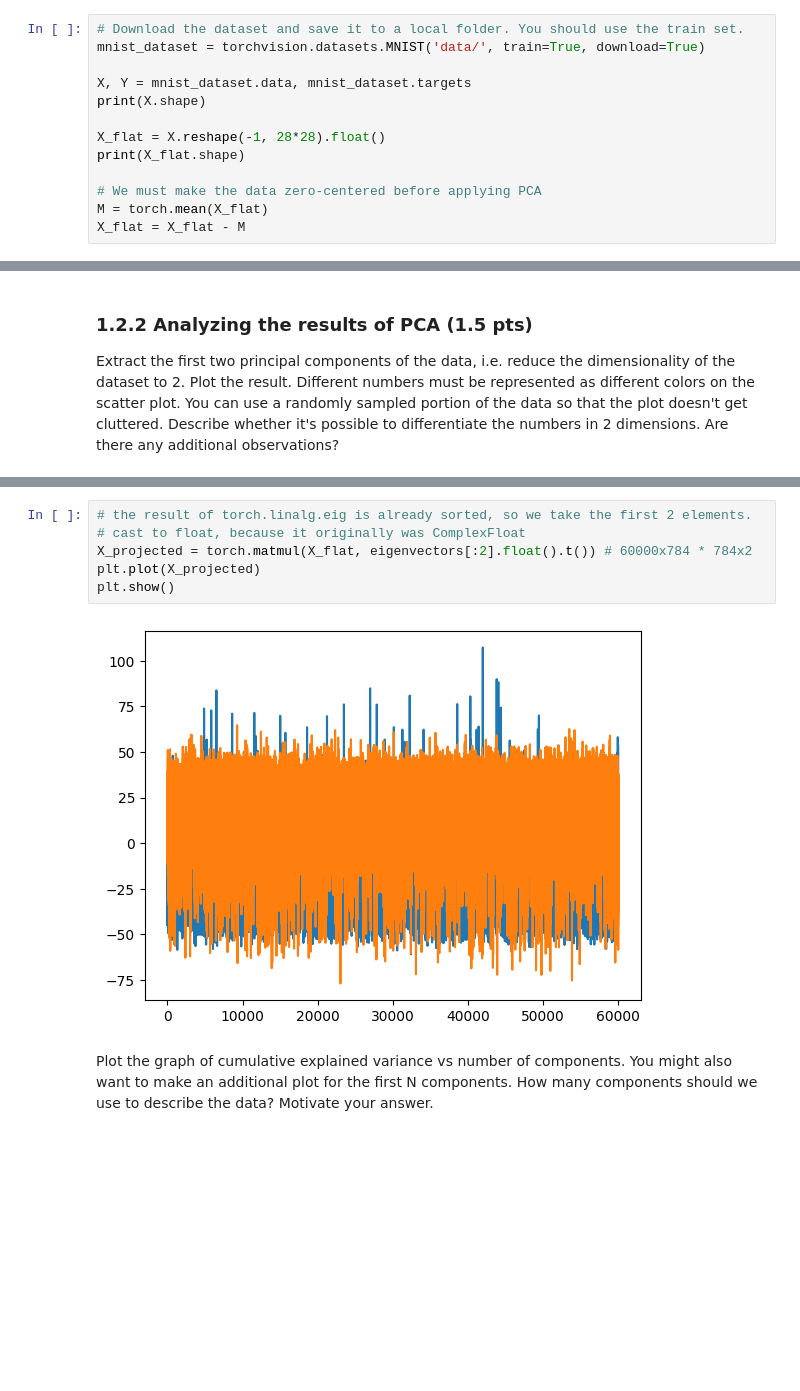
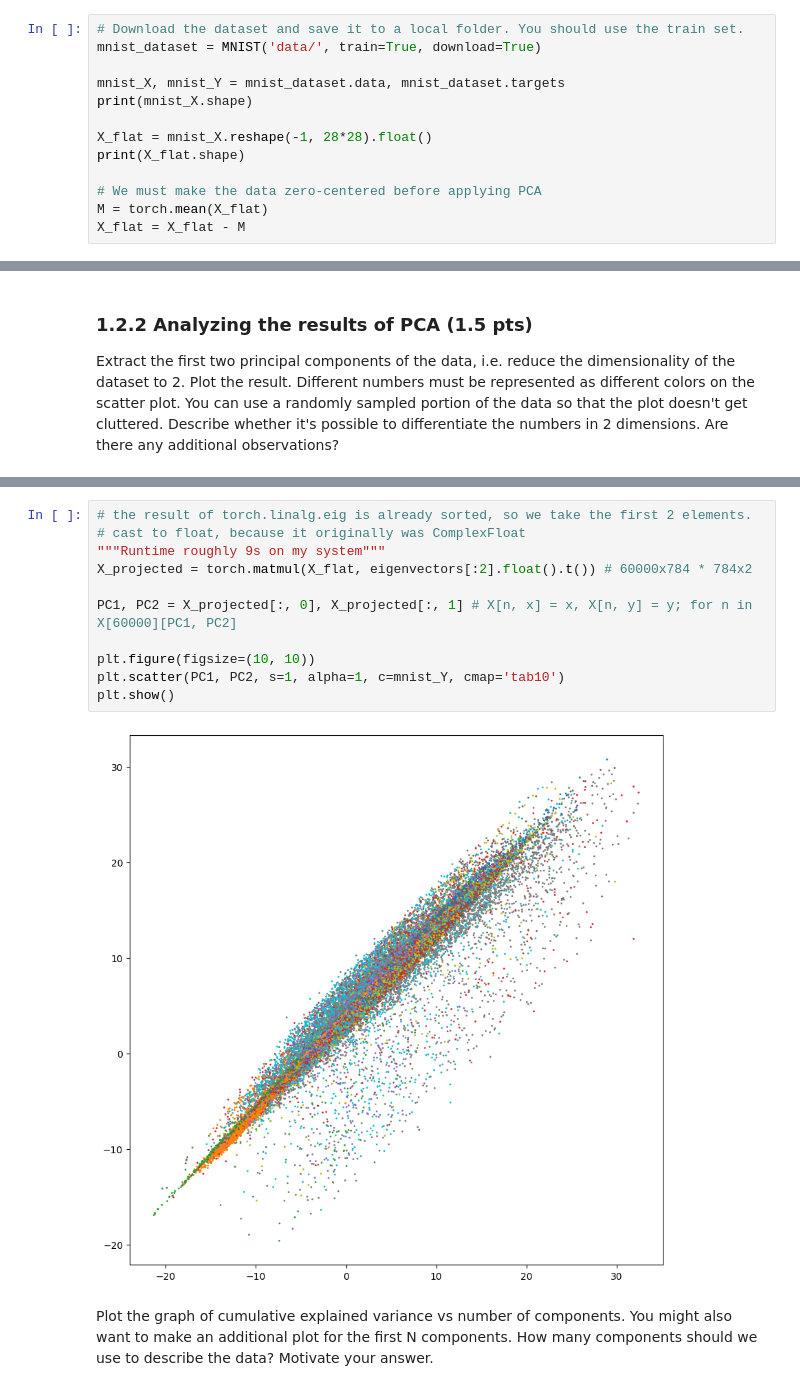
Before and after one commit to WilliamPLaCroix/NNIA-assignments, a Jupyter notebook: a3/assignment_3.ipynb, the cells around one changed output, grey strips where cells are left out. Drawn from its saved outputs; the diff is of its cells as text; blank space fills up the shorter version.

```diff
--- a/a3/assignment_3.ipynb
+++ b/a3/assignment_3.ipynb
@@ -77,11 +79,11 @@ import matplotlib.pyplot as plt
 # %%
 # Download the dataset and save it to a local folder. You should use the train set.
-mnist_dataset = torchvision.datasets.MNIST('data/', train=True, download=True)
+mnist_dataset = MNIST('data/', train=True, download=True)
 
-X, Y = mnist_dataset.data, mnist_dataset.targets
-print(X.shape)
+mnist_X, mnist_Y = mnist_dataset.data, mnist_dataset.targets
+print(mnist_X.shape)
 
-X_flat = X.reshape(-1, 28*28).float()
+X_flat = mnist_X.reshape(-1, 28*28).float()
 print(X_flat.shape)
 
 # We must make the data zero-centered before applying PCA
@@ -145,10 +151,15 @@ Describe whether it's possible to differentiate the numbers in 2 dimensions. Are
 # %%
 # the result of torch.linalg.eig is already sorted, so we take the first 2 elements.
 # cast to float, because it originally was ComplexFloat
+"""Runtime roughly 9s on my system"""
 X_projected = torch.matmul(X_flat, eigenvectors[:2].float().t()) # 60000x784 * 784x2
-plt.plot(X_projected)
+
+PC1, PC2 = X_projected[:, 0], X_projected[:, 1] # X[n, x] = x, X[n, y] = y; for n in X[60000][PC1, PC2]
+
+plt.figure(figsize=(10, 10))
+plt.scatter(PC1, PC2, s=1, alpha=1, c=mnist_Y, cmap='tab10')
 plt.show()
 # %% [output]
-[figure, old version]
+[figure, new version]
 # %% [markdown]
 Plot the graph of cumulative explained variance vs number of components. You might also want to make an additional plot for the first N components. How many components should we use to describe the data? Motivate your answer.
```
Also changed, not shown: parts of 23 cells of this notebook.
